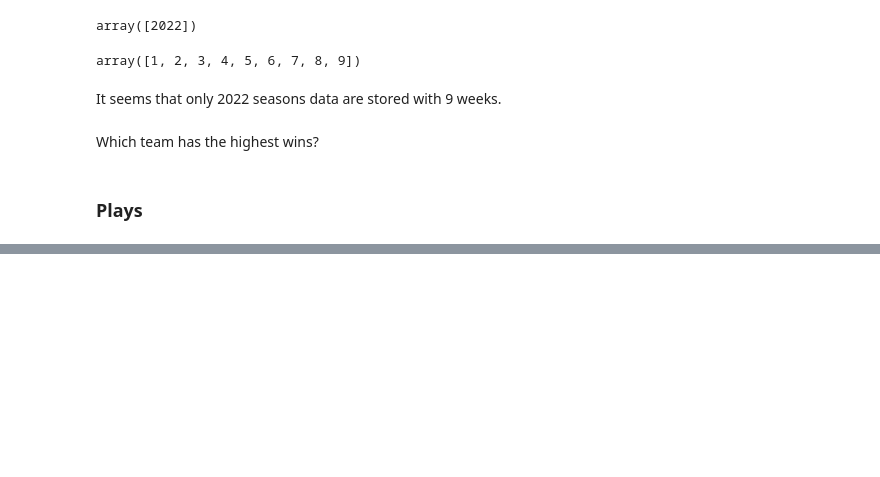
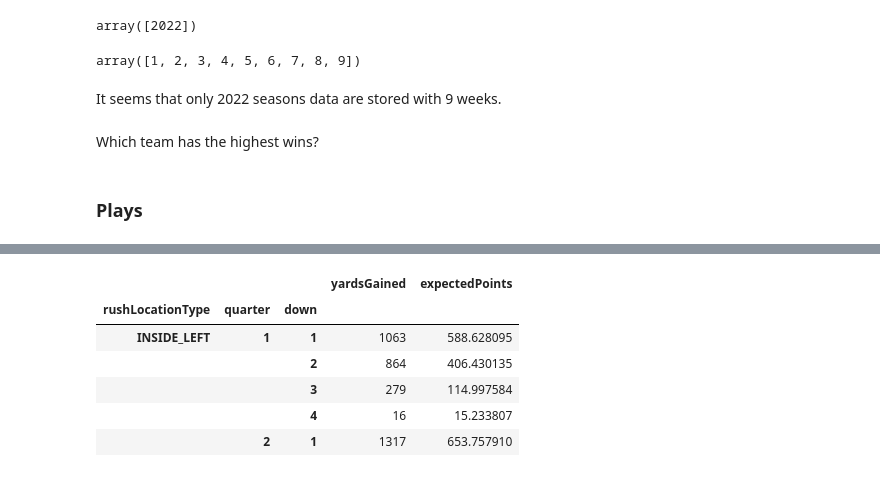
Before and after one commit to klam912/nfl-dashboard, a Jupyter notebook: analysis.ipynb, the cells around one changed output, grey strips where cells are left out. Saved outputs shown, nothing was run; the diff lists cells and outputs as text; code cells hidden in the pictures; blank space fills up the shorter version.

```diff
--- a/analysis.ipynb
+++ b/analysis.ipynb
@@ -105,0 +232,10 @@ plays_df = pd.read_csv('./nfl-big-data-bowl-2025/plays.csv')
+# %%
+aggregation_yards_gained_and_expected_points_df = question_3_df.groupby(['rushLocationType', 'quarter', 'down']).sum(['yardsGained', 'expectedPoints'])[['yardsGained', 'expectedPoints']]
+# %% [output]
+|  |  |  | yardsGained | expectedPoints |
+| rushLocationType | quarter | down |  |  |
+| INSIDE_LEFT | 1 | 1 | 1063 | 588.628095 |
+|  |  | 2 | 864 | 406.430135 |
+|  |  | 3 | 279 | 114.997584 |
+|  |  | 4 | 16 | 15.233807 |
+|  | 2 | 1 | 1317 | 653.757910 |
```
Also changed, not shown: parts of 25 cells of this notebook, 1 other file.
